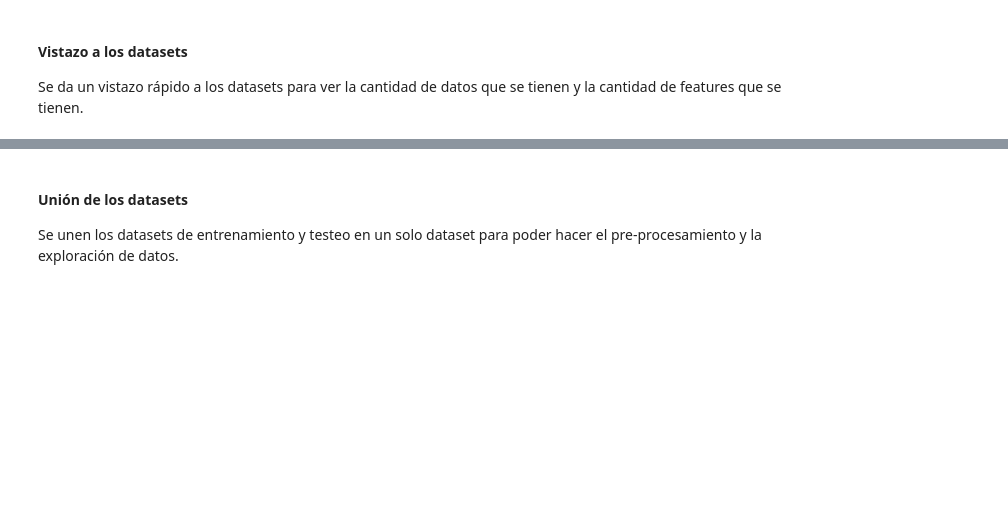
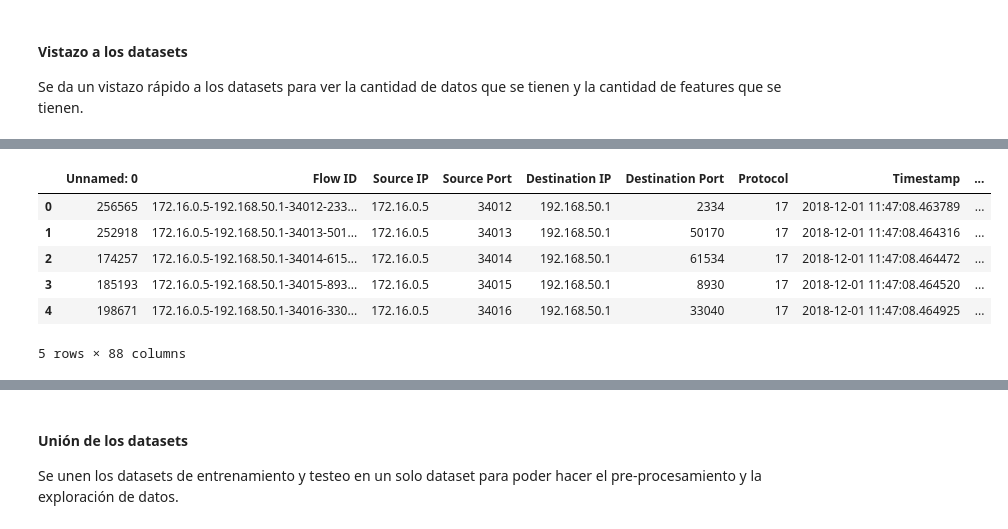
Before and after one commit to jurhs2000/SDS-proyecto, a Jupyter notebook: proyecto.ipynb, the cells around one changed output, grey strips where cells are left out. Cells and saved outputs as stored; diff of their text form; code cells hidden in the pictures; blank space fills up the shorter version.

```diff
--- a/proyecto.ipynb
+++ b/proyecto.ipynb
@@ -58,0 +94,10 @@ DrDoS_DNS.head()
+# %%
+DrDoS_NetBIOS.head()
+# %% [output]
+|  | Unnamed: 0 | Flow ID | Source IP | Source Port | Destination IP | Destination Port | Protocol | Timestamp | ... |
+| 0 | 256565 | 172.16.0.5-192.168.50.1-34012-233... | 172.16.0.5 | 34012 | 192.168.50.1 | 2334 | 17 | 2018-12-01 11:47:08.463789 | ... |
+| 1 | 252918 | 172.16.0.5-192.168.50.1-34013-501... | 172.16.0.5 | 34013 | 192.168.50.1 | 50170 | 17 | 2018-12-01 11:47:08.464316 | ... |
+| 2 | 174257 | 172.16.0.5-192.168.50.1-34014-615... | 172.16.0.5 | 34014 | 192.168.50.1 | 61534 | 17 | 2018-12-01 11:47:08.464472 | ... |
+| 3 | 185193 | 172.16.0.5-192.168.50.1-34015-893... | 172.16.0.5 | 34015 | 192.168.50.1 | 8930 | 17 | 2018-12-01 11:47:08.464520 | ... |
+| 4 | 198671 | 172.16.0.5-192.168.50.1-34016-330... | 172.16.0.5 | 34016 | 192.168.50.1 | 33040 | 17 | 2018-12-01 11:47:08.464925 | ... |
+5 rows × 88 columns
```
Also changed, not shown: parts of 37 cells of this notebook.
